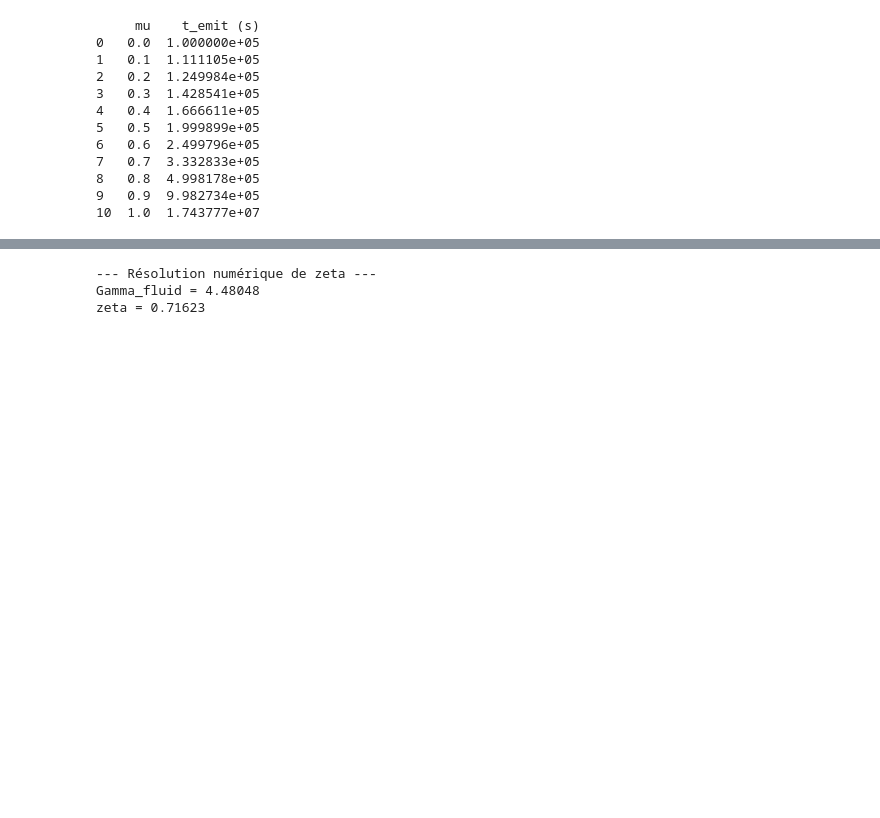
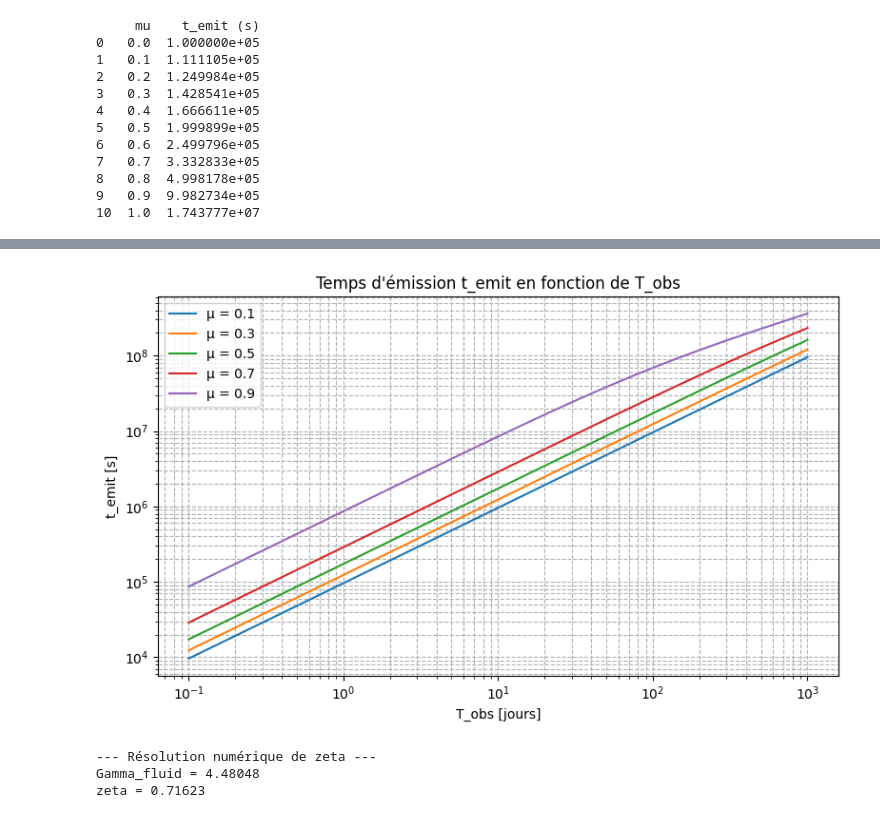
Before and after one commit to KSourya/Stage-M1, a Jupyter notebook: Stage_GRB.ipynb, the cells around one changed output, grey strips where cells are left out. Cells and saved outputs as stored; diff of their text form; code cells hidden in the pictures; blank space fills up the shorter version.

```diff
--- a/Stage_GRB.ipynb
+++ b/Stage_GRB.ipynb
@@ -250,3 +288,26 @@ print(df)
+# %%
+# Figure 3 : t_emit en fonction de T_obs pour différents mu
+jours = np.logspace(-1, 3, 50) # de 0.1 à 1000 jours, échelle log
+T_values = jours * 24 * 3600 # en secondes
+mu_list = [0.1, 0.3, 0.5, 0.7, 0.9]
+
+plt.figure(figsize=(8, 5))
+for mu in mu_list:
+ jet = OnAxisJet()
+ t_emit_values = [jet.solve_emission_time(T, mu) for T in T_values]
+ plt.plot(T_values / 86400, t_emit_values, label=f'μ = {mu}') # T en jours
+
+plt.xlabel('T_obs [jours]')
+plt.ylabel('t_emit [s]')
+plt.title('Temps d\'émission t_emit en fonction de T_obs')
+plt.xscale('log')
+plt.yscale('log')
+plt.grid(True, which='both', ls='--')
+plt.legend()
+plt.tight_layout()
+plt.show()
+# %% [output]
+[figure, added]
 # %%
 #Test méthode zeta
 Gamma_fluid, n_prime, e_prime = jet.downstream_properties(t_emit)
```
Also changed, not shown: parts of 3 cells of this notebook.
